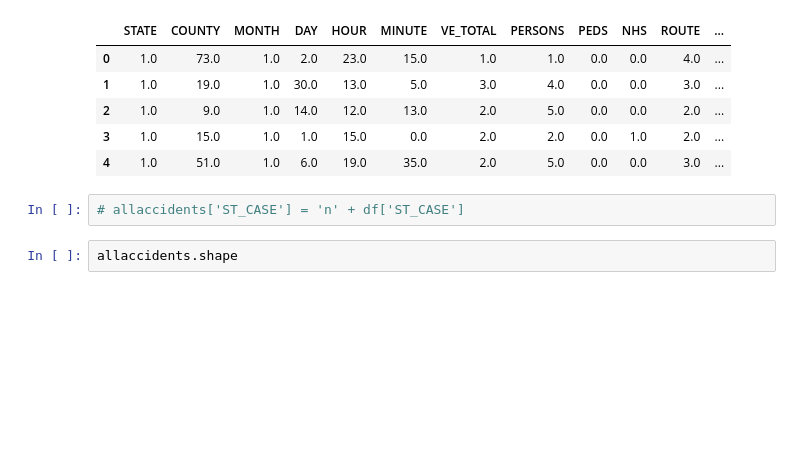
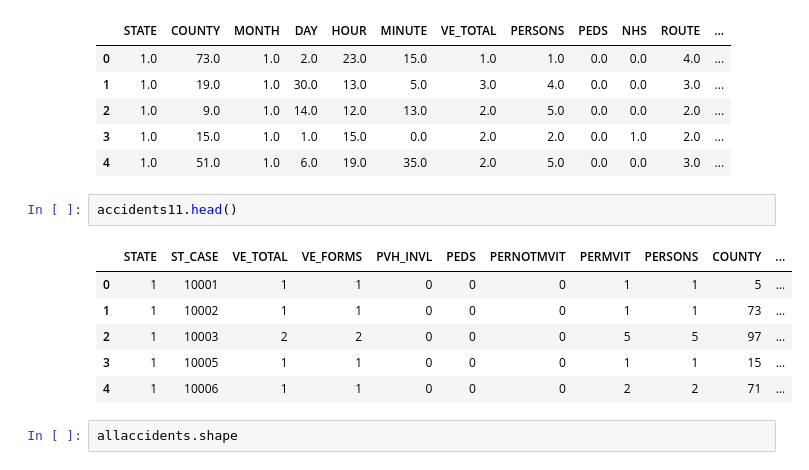
Before and after one commit to junemore/traffic-accidents-analysis, a Jupyter notebook: Project 3.ipynb, the cells around one changed output. Cells and saved outputs as stored; diff of their text form; blank space fills up the shorter version.

```diff
--- a/Project 3.ipynb
+++ b/Project 3.ipynb
@@ -42,8 +42,15 @@ allaccidents.head()
 | 2 | 1.0 | 9.0 | 1.0 | 14.0 | 12.0 | 13.0 | 2.0 | 5.0 | 0.0 | 0.0 | 2.0 | ... |
 | 3 | 1.0 | 15.0 | 1.0 | 1.0 | 15.0 | 0.0 | 2.0 | 2.0 | 0.0 | 1.0 | 2.0 | ... |
 | 4 | 1.0 | 51.0 | 1.0 | 6.0 | 19.0 | 35.0 | 2.0 | 5.0 | 0.0 | 0.0 | 3.0 | ... |
-# %%
-# allaccidents['ST_CASE'] = 'n' + df['ST_CASE']
+# %%
+accidents11.head()
+# %% [output]
+|  | STATE | ST_CASE | VE_TOTAL | VE_FORMS | PVH_INVL | PEDS | PERNOTMVIT | PERMVIT | PERSONS | COUNTY | ... |
+| 0 | 1 | 10001 | 1 | 1 | 0 | 0 | 0 | 1 | 1 | 5 | ... |
+| 1 | 1 | 10002 | 1 | 1 | 0 | 0 | 0 | 1 | 1 | 73 | ... |
+| 2 | 1 | 10003 | 2 | 2 | 0 | 0 | 0 | 5 | 5 | 97 | ... |
+| 3 | 1 | 10005 | 1 | 1 | 0 | 0 | 0 | 1 | 1 | 15 | ... |
+| 4 | 1 | 10006 | 1 | 1 | 0 | 0 | 0 | 2 | 2 | 71 | ... |
 # %%
 allaccidents.shape
 # %% [output]
```
Also changed, not shown: parts of 5 cells of this notebook, 3 other files.
